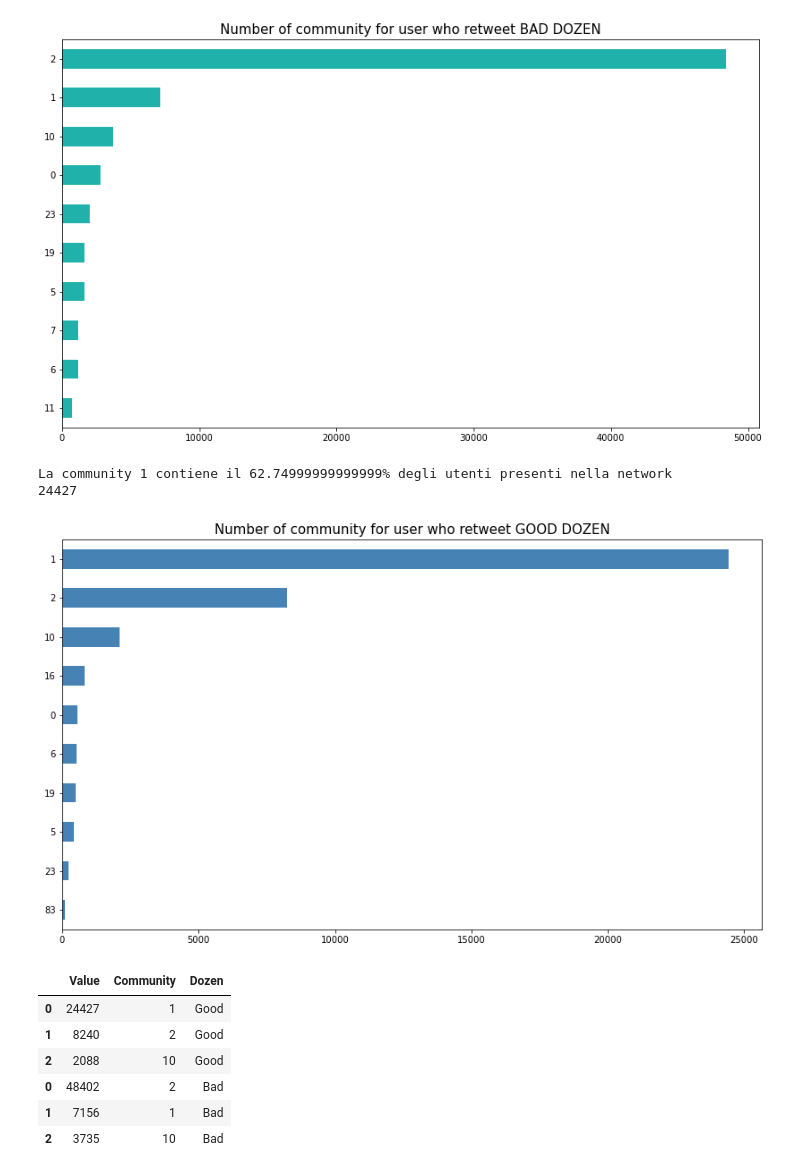
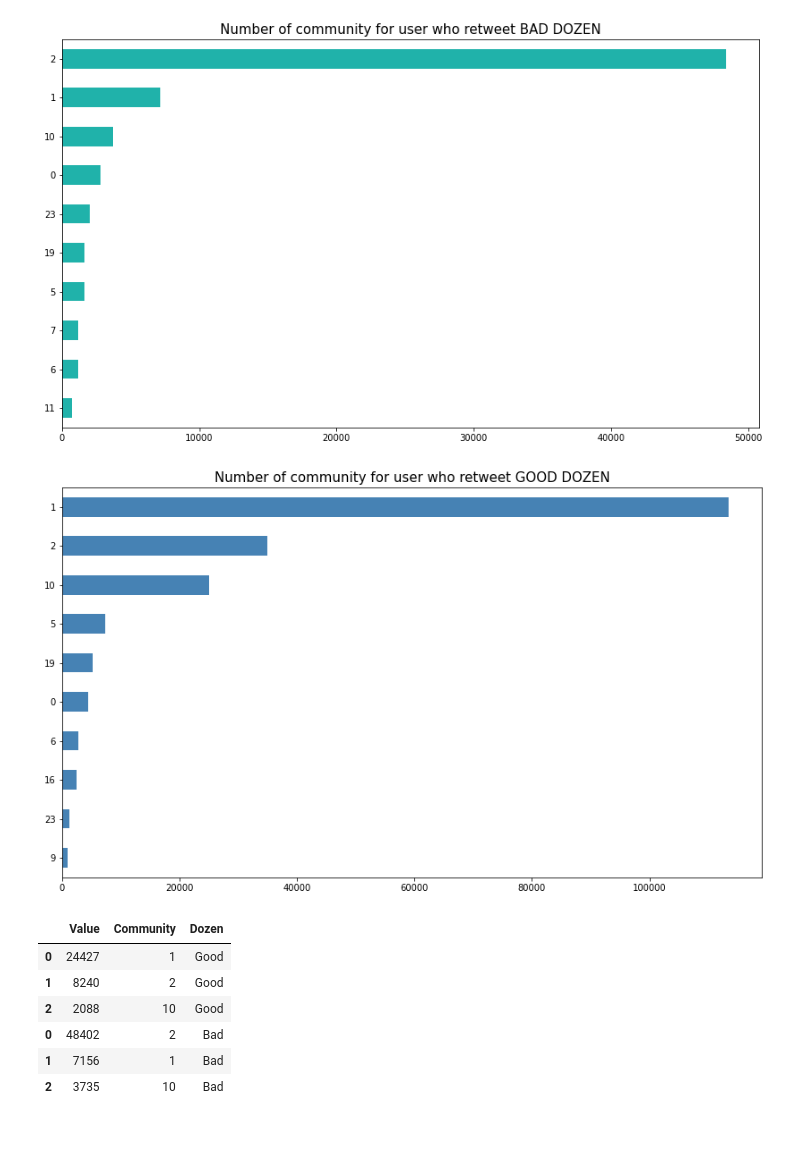
Before and after one commit to gi-ux/BachelorProject, a Jupyter notebook: notebook/network/Retweet_Network.ipynb, the cells around one changed output. Cells and saved outputs as stored; diff of their text form; code cells hidden in the pictures; blank space fills up the shorter version.

```diff
--- a/notebook/network/Retweet_Network.ipynb
+++ b/notebook/network/Retweet_Network.ipynb
@@ -234,6 +211,6 @@ good_rt_flt = good_rt[good_rt.user_screen_name.isin([x for x in louvain])]
 # %%
 disinform = pd.read_csv(path_disinform[0] + "disinformation_users.csv")
-good_dozen = pd.read_csv(path_disinform[0] + "good_dozen.csv")
+good_dozen = pd.read_csv(path_disinform[0] + "all_good_users.csv")
 # %% [markdown]
 ### Stats
 <a id="stats"/>
@@ -259,8 +221,0 @@ good_flt
-# %%
-total_users = len(louvain)
-total_rt_good = len(good_rt)
-found_good = len(good_rt_flt)
-cont = 0
-for i in louvain:
-    if(louvain.get(i) == 1):
-        cont = cont + 1
@@ -275,8 +221,0 @@ e rappresentano il: 3.41% della Community numero 1
-# %%
-total_users = len(louvain)
-total_rt_ccdh = len(ccdh_rt)
-found = len(ccdh_rt_flt)
-cont = 0
-for i in louvain:
-    if(louvain.get(i) == 2):
-        cont = cont + 1
@@ -294,0 +224,7 @@ len(ccdh_rt_flt)
+# %%
+cont = 0
+co = []
+for i in tqdm(louvain):
+    if i in list(good_dozen["screen_name"]):
+        cont = cont + 1
+        co.append(louvain.get(i))
@@ -325,25 +264,21 @@ x = val[:3]
 # %%
 community = []
 name = []
 rt = []
-for i in good_rt_flt["user_screen_name"]:
+for i in good_rt_flt["screen_name"]:
     if i in louvain:
         rt.append((i, louvain.get(i)))
 for i in range(len(rt)):
     community.append(rt[i][1])
 val = pd.Series(community)
 val = val.value_counts().sort_values(ascending=False)
 fig = plt.figure(figsize=(14, 8))
 ax = val[:10].plot(kind='barh', color='steelblue', fig=(14,14)) #orange #lightseagreen
 ax.set_title('Number of community for user who retweet GOOD DOZEN', fontsize=15)
 ax.invert_yaxis()
-print(f"La community 1 contiene il {round(val[1] / sum(val),4)*100}% degli utenti presenti nella network")
-print(val[1])
 plt.show()
 # %% [output]
-La community 1 contiene il 62.74999999999999% degli utenti presenti nella network
-24427
-[figure, old version]
+[figure, new version]
 # %%
 y = val[:3]
 y_v = list(y.values)
```
Also changed, not shown: parts of 19 cells of this notebook, 5 other files.
